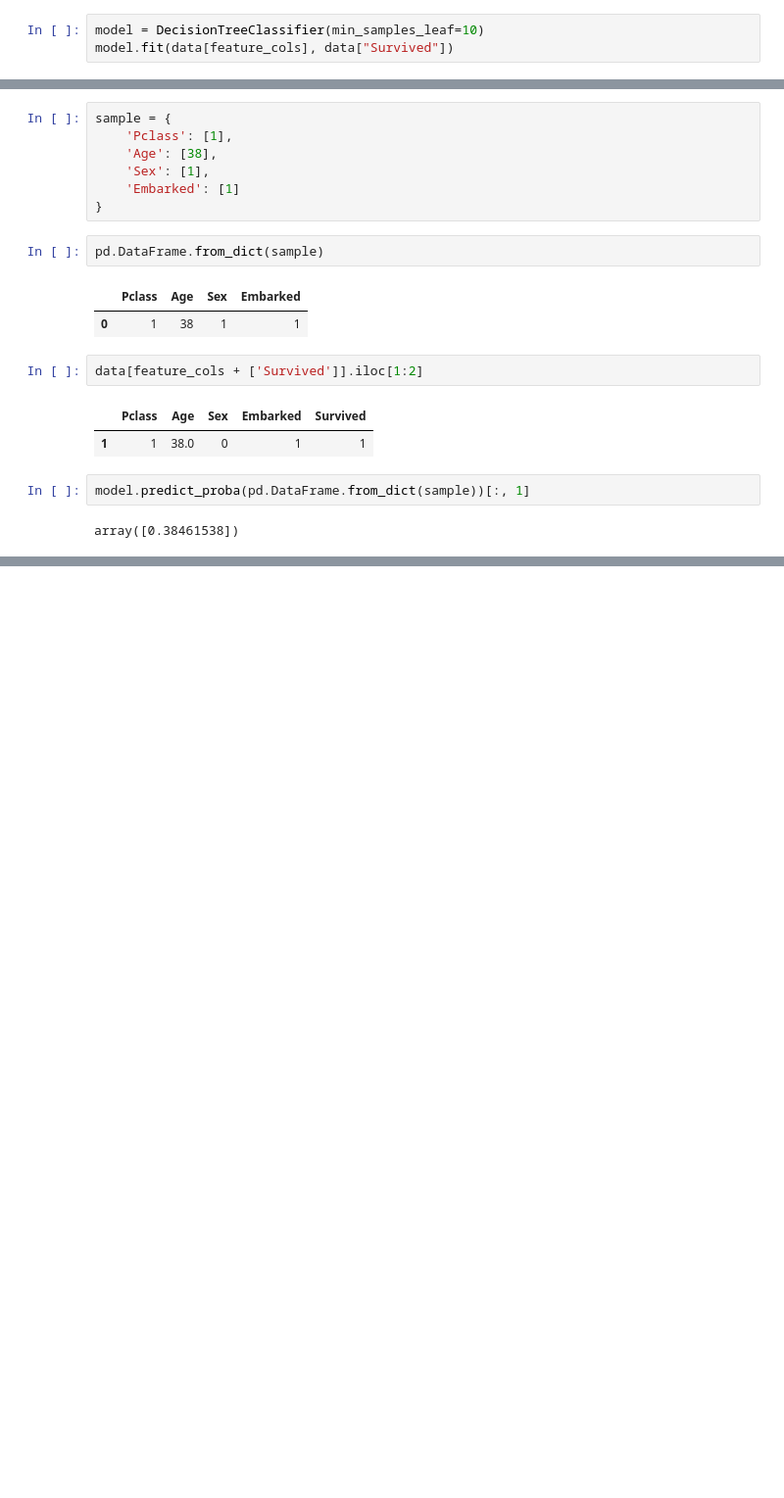
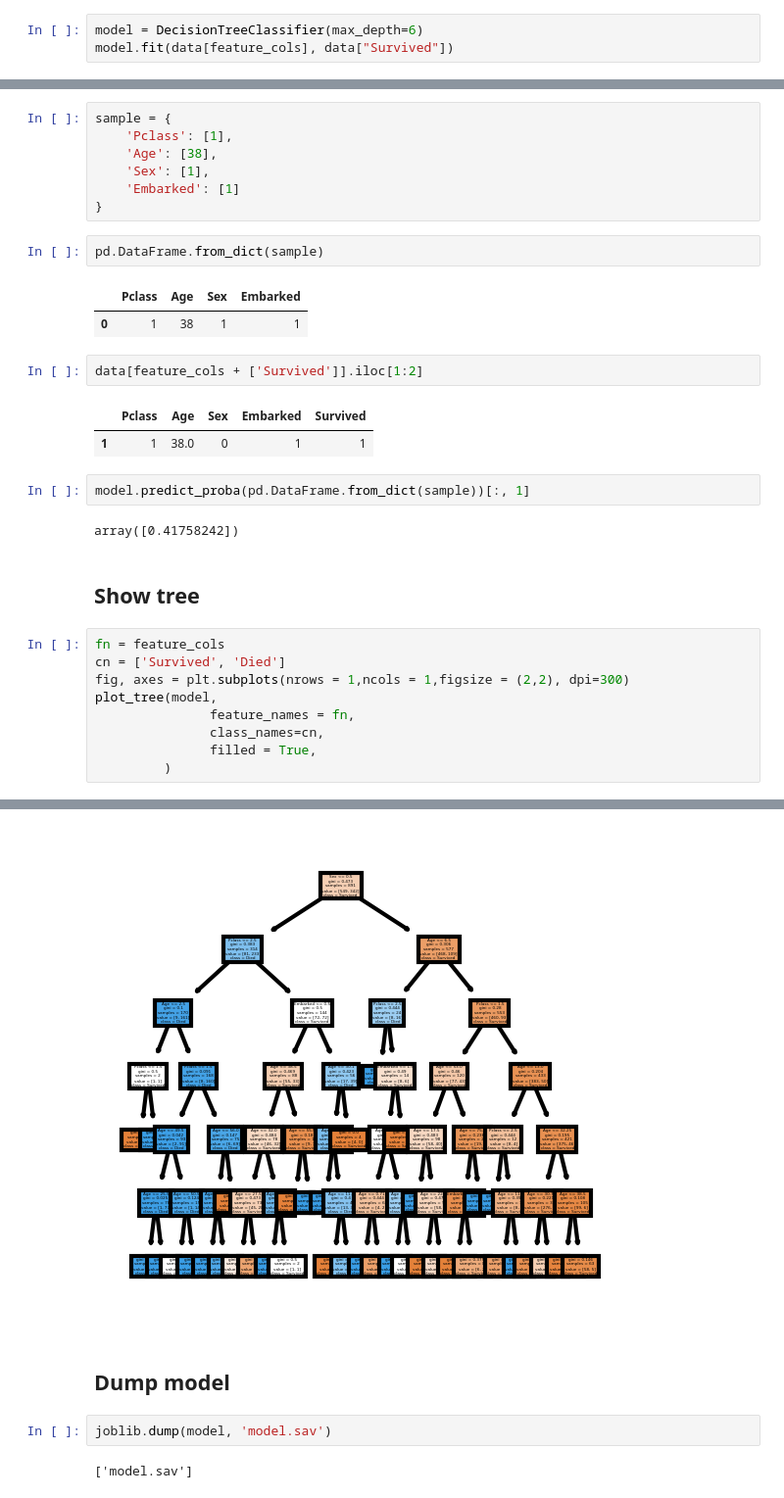
Before and after one commit to akoshel/MADE_ML_HW, a Jupyter notebook: Titanic_baseline.ipynb, the cells around one changed output, grey strips where cells are left out. Shown: that part at 98% size. Drawn from its saved outputs; the diff is of its cells as text; blank space fills up the shorter version.

```diff
--- a/Titanic_baseline.ipynb
+++ b/Titanic_baseline.ipynb
@@ -46,6 +52,6 @@ data.shape
 # %% [output]
 (891, 12)
 # %%
-model = DecisionTreeClassifier(min_samples_leaf=10)
+model = DecisionTreeClassifier(max_depth=6)
 model.fit(data[feature_cols], data["Survived"])
 # %% [output]
@@ -89,4 +95,16 @@ data[feature_cols + ['Survived']].iloc[1:2]
 # %%
 model.predict_proba(pd.DataFrame.from_dict(sample))[:, 1]
 # %% [output]
-array([0.38461538])
+array([0.41758242])
+# %% [markdown]
+## Show tree
+# %%
+fn = feature_cols
+cn = ['Survived', 'Died']
+fig, axes = plt.subplots(nrows = 1,ncols = 1,figsize = (2,2), dpi=300)
+plot_tree(model,
+               feature_names = fn,
+               class_names=cn,
+               filled = True,
+         )
+# %% [output]
@@ -92,0 +128,7 @@ array([0.38461538])
+[figure, added]
+# %% [markdown]
+## Dump model
+# %%
+joblib.dump(model, 'model.sav')
+# %% [output]
+['model.sav']
```
Also changed, not shown: parts of 6 cells of this notebook, 1 other file.
